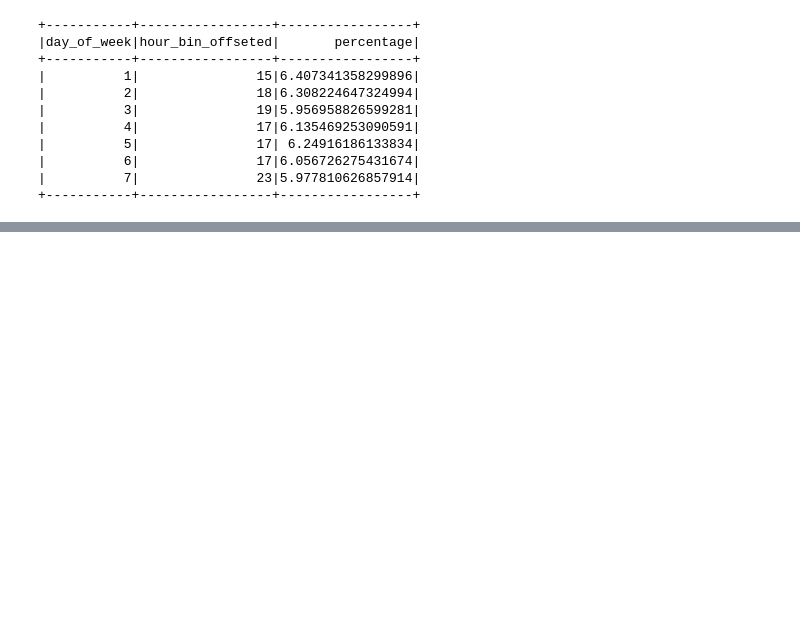
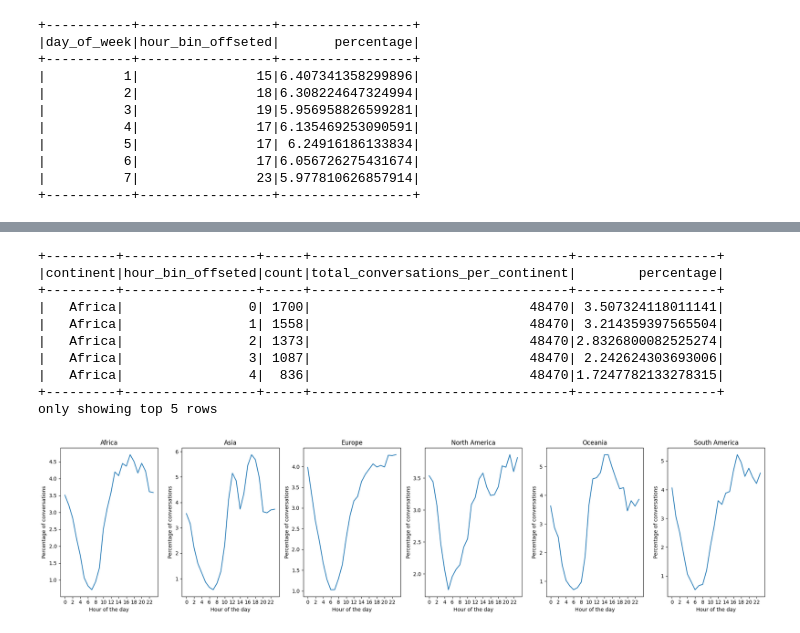
Before and after one commit to nlgkhoi/mbd-project-ut, a Jupyter notebook: khoi/notebook.ipynb, the cells around one changed output, grey strips where cells are left out. Drawn from its saved outputs; the diff is of its cells as text; code cells hidden in the pictures; blank space fills up the shorter version.

```diff
--- a/khoi/notebook.ipynb
+++ b/khoi/notebook.ipynb
@@ -1137,0 +1274,42 @@ day_hour_counts.join(tmp, ["day_of_week", "count"]).select("day_of_week", "hour_
+# %%
+# Group by continent and hour, count conversations, exclude weekend (day 2 to 6)
+continent_hour_counts = wildchat_df.filter(col("day_of_week").between(2, 6)).groupBy("continent", "hour_bin_offseted")\
+	.count() \
+	.orderBy("continent", "hour_bin_offseted")
+
+# Calculate percentage by continent
+total_conversations_per_continent = wildchat_df.groupBy("continent").agg(F.count("*").alias("total_conversations_per_continent"))
+continent_hour_counts = continent_hour_counts.join(total_conversations_per_continent, "continent")
+continent_hour_counts = continent_hour_counts.withColumn("percentage", (F.col("count") / F.col("total_conversations_per_continent")).cast("double") * 100)
+continent_hour_counts = continent_hour_counts.orderBy("continent", "hour_bin_offseted")
+
+continent_hour_counts.show(5)
+# Convert to pandas for plotting
+day_hour_pd = continent_hour_counts.toPandas()
+
+# Plot 6 subplots for each continent
+fig, axes = plt.subplots(1, 6, figsize=(20, 5))
+
+for i, continent in enumerate(day_hour_pd["continent"].unique()):
+	continent_data = day_hour_pd[day_hour_pd["continent"] == continent]
+	axes[i].plot(continent_data["hour_bin_offseted"], continent_data["percentage"])
+	axes[i].set_title(continent)
+	axes[i].set_xlabel("Hour of the day")
+	axes[i].set_ylabel("Percentage of conversations")
+	# set xtick
+	axes[i].set_xticks(range(0, 24, 2))
+
+plt.tight_layout()
+plt.show()
+# %% [output]
++---------+-----------------+-----+---------------------------------+------------------+
+|continent|hour_bin_offseted|count|total_conversations_per_continent|        percentage|
++---------+-----------------+-----+---------------------------------+------------------+
+|   Africa|                0| 1700|                            48470| 3.507324118011141|
+|   Africa|                1| 1558|                            48470| 3.214359397565504|
+|   Africa|                2| 1373|                            48470|2.8326800082525274|
+|   Africa|                3| 1087|                            48470| 2.242624303693006|
+|   Africa|                4|  836|                            48470|1.7247782133278315|
++---------+-----------------+-----+---------------------------------+------------------+
+only showing top 5 rows
+[figure, added]
```
Also changed, not shown: parts of 61 cells of this notebook, 6 other files.
